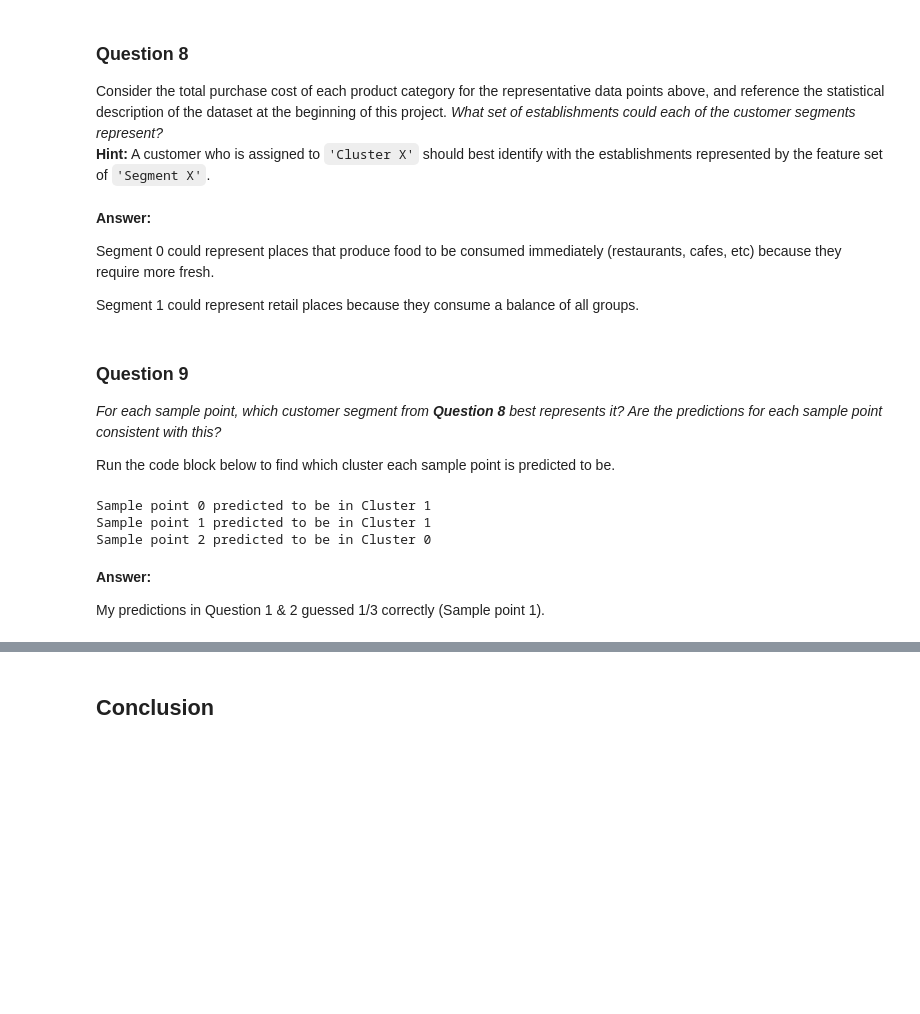
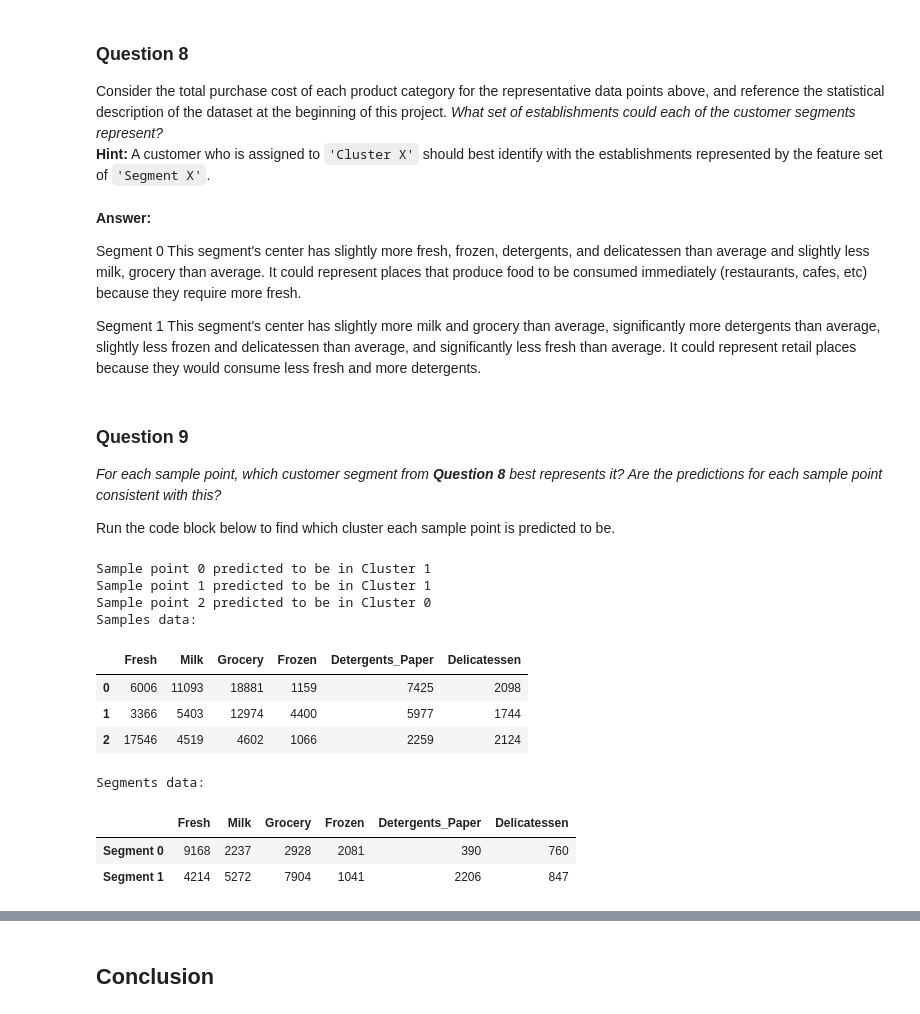
Before and after one commit to curiousest/machine-learning, a Jupyter notebook: projects/creating_customer_segments/customer_segments.ipynb, the cells around one changed output, grey strips where cells are left out. Drawn from its saved outputs; the diff is of its cells as text; code cells hidden in the pictures; blank space fills up the shorter version.

```diff
--- a/projects/creating_customer_segments/customer_segments.ipynb
+++ b/projects/creating_customer_segments/customer_segments.ipynb
@@ -519,9 +539,9 @@ Consider the total purchase cost of each product category for the representative
 # %% [markdown]
 **Answer:**
 
-Segment 0 could represent places that produce food to be consumed immediately (restaurants, cafes, etc) because they require more fresh.
+Segment 0 This segment's center has slightly more fresh, frozen, detergents, and delicatessen than average and slightly less milk, grocery than average. It could represent places that produce food to be consumed immediately (restaurants, cafes, etc) because they require more fresh.
 
-Segment 1 could represent retail places because they consume a balance of all groups.
+Segment 1 This segment's center has slightly more milk and grocery than average, significantly more detergents than average, slightly less frozen and delicatessen than average, and significantly less fresh than average.  It could represent retail places because they would consume less fresh and more detergents.
 # %% [markdown]
 ### Question 9
 *For each sample point, which customer segment from* ***Question 8*** *best represents it? Are the predictions for each sample point consistent with this?*
@@ -530,12 +550,22 @@ Run the code block below to find which cluster each sample point is predicted to
 # %%
 # Display the predictions
 for i, pred in enumerate(sample_preds):
     print "Sample point", i, "predicted to be in Cluster", pred
+
+print "Samples data:"
+display(samples)
+print "Segments data:"
+display(true_centers)
 # %% [output]
 Sample point 0 predicted to be in Cluster 1
 Sample point 1 predicted to be in Cluster 1
 Sample point 2 predicted to be in Cluster 0
+Samples data:
+|  | Fresh | Milk | Grocery | Frozen | Detergents_Paper | Delicatessen |
+| 0 | 6006 | 11093 | 18881 | 1159 | 7425 | 2098 |
+| 1 | 3366 | 5403 | 12974 | 4400 | 5977 | 1744 |
+| 2 | 17546 | 4519 | 4602 | 1066 | 2259 | 2124 |
+Segments data:
+|  | Fresh | Milk | Grocery | Frozen | Detergents_Paper | Delicatessen |
+| Segment 0 | 9168 | 2237 | 2928 | 2081 | 390 | 760 |
+| Segment 1 | 4214 | 5272 | 7904 | 1041 | 2206 | 847 |
-# %% [markdown]
-**Answer:**
-
-My predictions in Question 1 & 2 guessed 1/3 correctly (Sample point 1).
```
Also changed, not shown: parts of 11 cells of this notebook, 1 other file.
